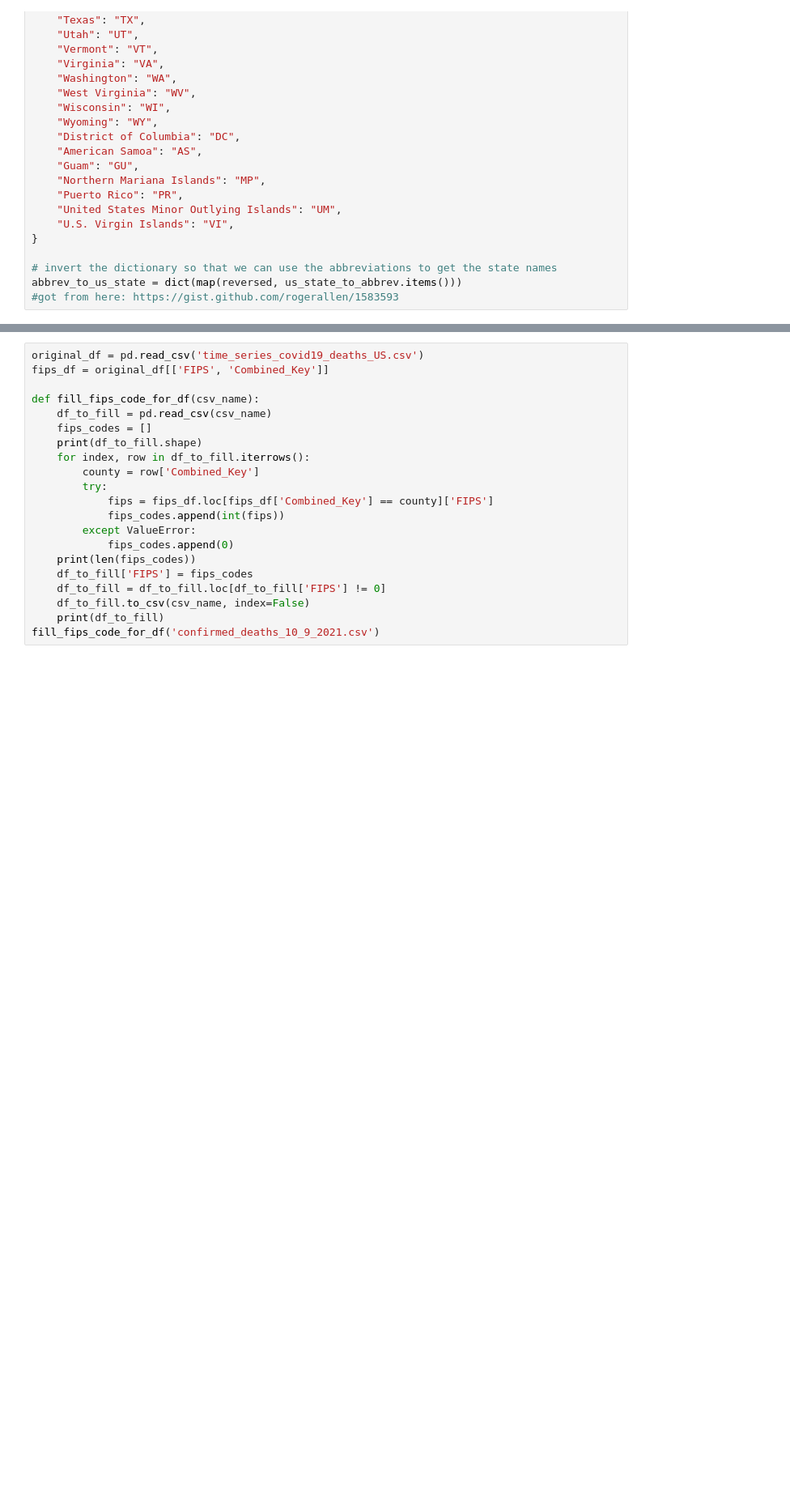
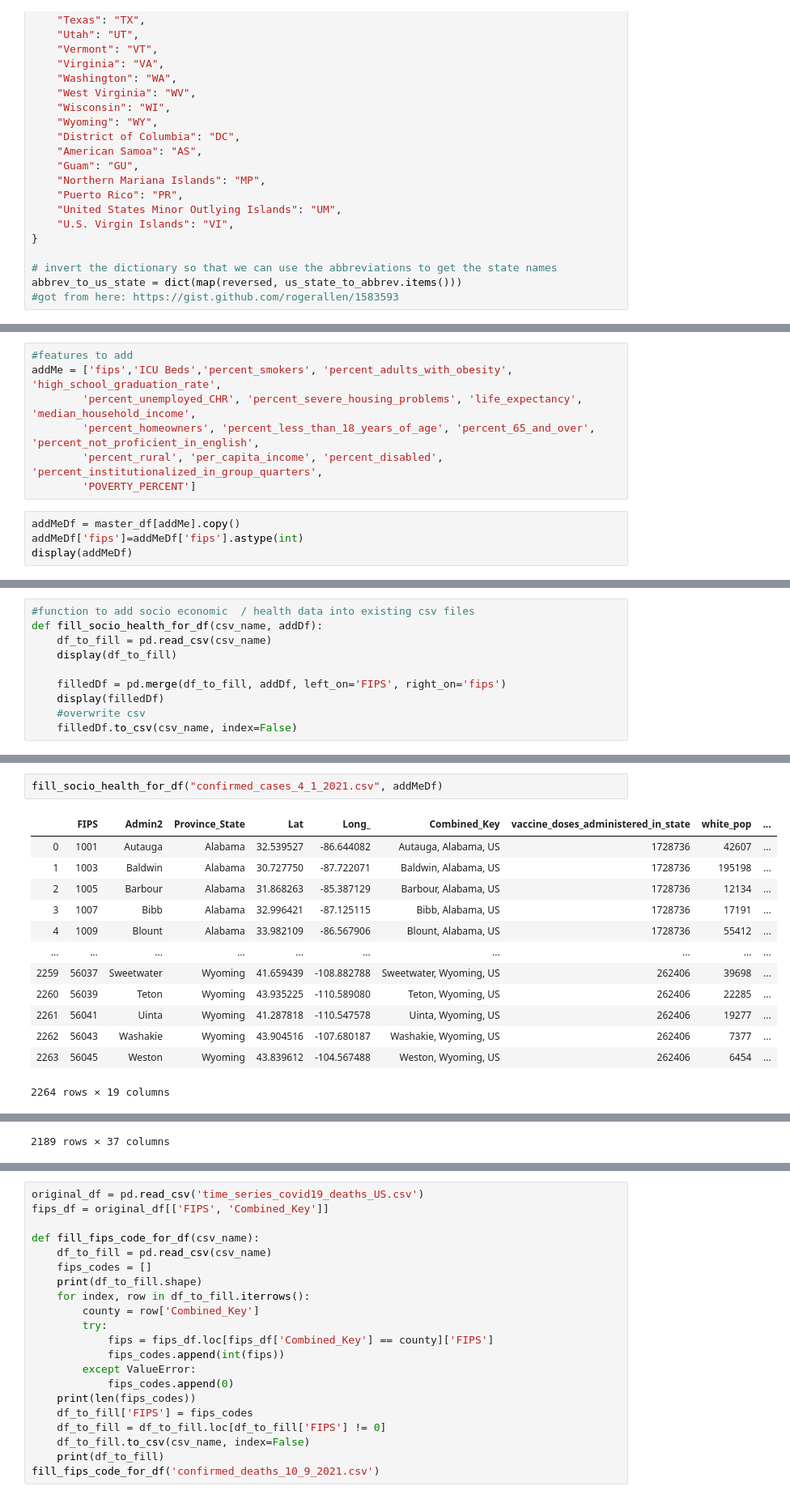
Before and after one commit to henrytan2/ML-Project, a Jupyter notebook: DataPrep.ipynb, the cells around one changed output, grey strips where cells are left out. Shown at 81% size. Saved outputs shown, nothing was run; the diff lists cells and outputs as text; blank space fills up the shorter version.

```diff
--- a/DataPrep.ipynb
+++ b/DataPrep.ipynb
@@ -331,0 +332,11 @@ display(master_df)
+# %%
+#features to add
+addMe = ['fips','ICU Beds','percent_smokers', 'percent_adults_with_obesity', 'high_school_graduation_rate',
+        'percent_unemployed_CHR', 'percent_severe_housing_problems', 'life_expectancy', 'median_household_income',
+        'percent_homeowners', 'percent_less_than_18_years_of_age', 'percent_65_and_over', 'percent_not_proficient_in_english',
+        'percent_rural', 'per_capita_income', 'percent_disabled', 'percent_institutionalized_in_group_quarters',
+        'POVERTY_PERCENT']
+# %%
+addMeDf = master_df[addMe].copy()
+addMeDf['fips']=addMeDf['fips'].astype(int)
+display(addMeDf)
@@ -331,0 +357,10 @@ display(master_df)
+# %%
+#function to add socio economic  / health data into existing csv files
+def fill_socio_health_for_df(csv_name, addDf):
+    df_to_fill = pd.read_csv(csv_name)
+    display(df_to_fill)
+
+    filledDf = pd.merge(df_to_fill, addDf, left_on='FIPS', right_on='fips')
+    display(filledDf)
+    #overwrite csv
+    filledDf.to_csv(csv_name, index=False)
@@ -331,0 +454,16 @@ display(master_df)
+# %%
+fill_socio_health_for_df("confirmed_cases_4_1_2021.csv", addMeDf)
+# %% [output]
+|  | FIPS | Admin2 | Province_State | Lat | Long_ | Combined_Key | vaccine_doses_administered_in_state | white_pop | ... |
+| 0 | 1001 | Autauga | Alabama | 32.539527 | -86.644082 | Autauga, Alabama, US | 1728736 | 42607 | ... |
+| 1 | 1003 | Baldwin | Alabama | 30.727750 | -87.722071 | Baldwin, Alabama, US | 1728736 | 195198 | ... |
+| 2 | 1005 | Barbour | Alabama | 31.868263 | -85.387129 | Barbour, Alabama, US | 1728736 | 12134 | ... |
+| 3 | 1007 | Bibb | Alabama | 32.996421 | -87.125115 | Bibb, Alabama, US | 1728736 | 17191 | ... |
+| 4 | 1009 | Blount | Alabama | 33.982109 | -86.567906 | Blount, Alabama, US | 1728736 | 55412 | ... |
+| ... | ... | ... | ... | ... | ... | ... | ... | ... | ... |
+| 2259 | 56037 | Sweetwater | Wyoming | 41.659439 | -108.882788 | Sweetwater, Wyoming, US | 262406 | 39698 | ... |
+| 2260 | 56039 | Teton | Wyoming | 43.935225 | -110.589080 | Teton, Wyoming, US | 262406 | 22285 | ... |
+| 2261 | 56041 | Uinta | Wyoming | 41.287818 | -110.547578 | Uinta, Wyoming, US | 262406 | 19277 | ... |
+| 2262 | 56043 | Washakie | Wyoming | 43.904516 | -107.680187 | Washakie, Wyoming, US | 262406 | 7377 | ... |
+| 2263 | 56045 | Weston | Wyoming | 43.839612 | -104.567488 | Weston, Wyoming, US | 262406 | 6454 | ... |
+2264 rows × 19 columns
@@ -331,0 +482 @@ display(master_df)
+2189 rows × 37 columns
```
Also changed, not shown: parts of 18 cells of this notebook, 15 other files.
